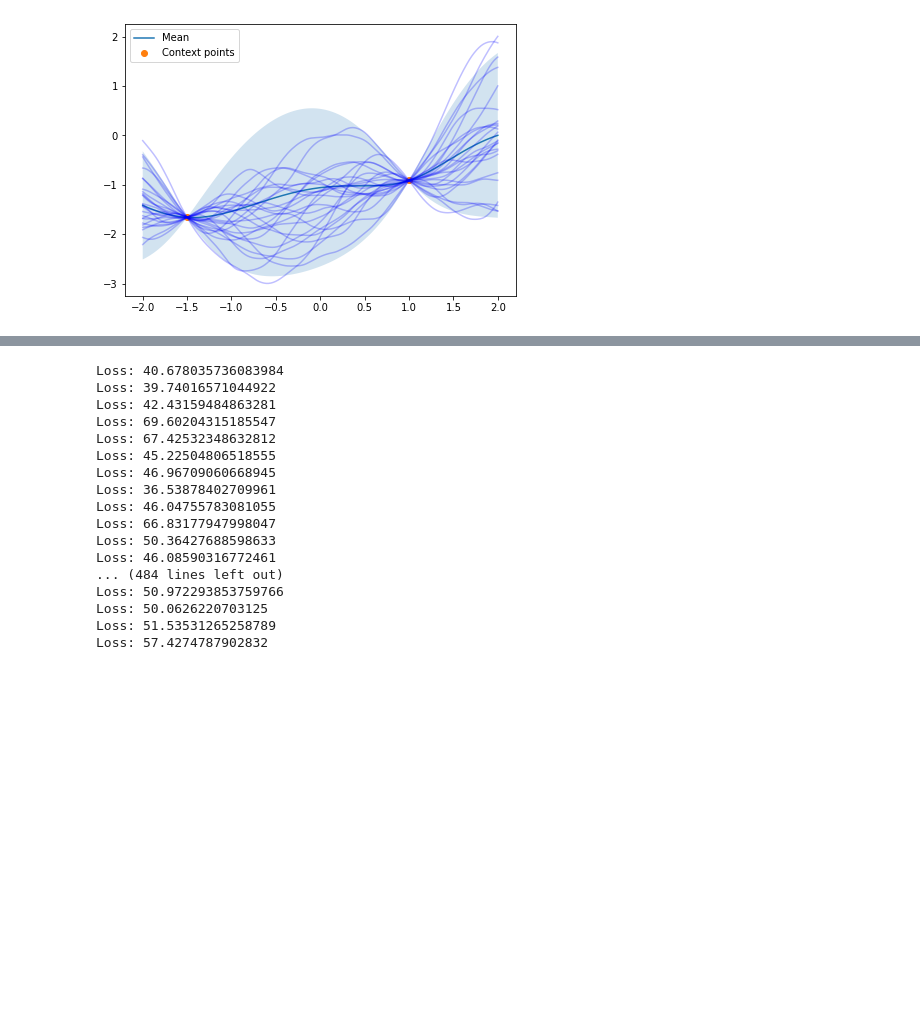
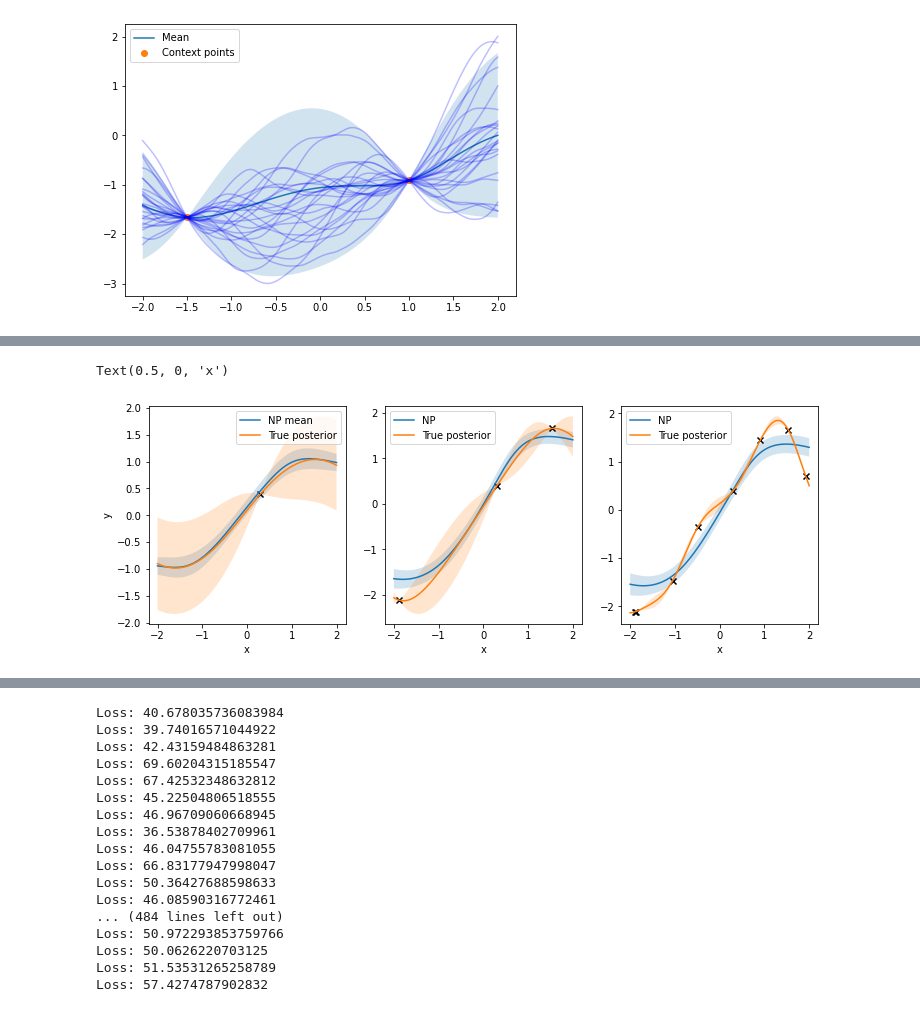
Before and after one commit to andrew-cr/statml_neuralprocesses, a Jupyter notebook: neural-processes-1/CDT_project.ipynb, the cells around one changed output, grey strips where cells are left out. Saved outputs shown, nothing was run; the diff lists cells and outputs as text; code cells hidden in the pictures; blank space fills up the shorter version.

```diff
--- a/neural-processes-1/CDT_project.ipynb
+++ b/neural-processes-1/CDT_project.ipynb
@@ -369,0 +414,44 @@ for i in range(9):
+# %%
+func = lambda x: np.sin(x).reshape(-1)
+kernel = 0.75 * Matern(length_scale=1, nu = 2.5)
+
+fig, ax = plt.subplots(nrows = 1, ncols = 3, figsize=(19.20,10.80))
+fig.set_figwidth(12)
+fig.set_figheight(4)
+
+mean1 = update_mean(input_xs.reshape(-1,1), context_xs[:1].reshape(-1,1), context_ys[:1].reshape(-1,1), func, kernel)
+std1 = np.sqrt(update_k(input_xs.reshape(-1,1), context_xs[:1].reshape(-1,1), kernel))
+
+mean2 = update_mean(input_xs.reshape(-1,1), context_xs[:3].reshape(-1,1), context_ys[:3].reshape(-1,1), func, kernel)
+std2 = np.sqrt(update_k(input_xs.reshape(-1,1), context_xs[:3].reshape(-1,1), kernel))
+
+mean3 = update_mean(input_xs.reshape(-1,1), context_xs.reshape(-1,1), context_ys.reshape(-1,1), func, kernel)
+std3 = np.sqrt(update_k(input_xs.reshape(-1,1), context_xs.reshape(-1,1), kernel))
+
+ax[0].plot(input_xs, M[0, :], label = "NP mean")
+ax[0].fill_between(input_xs.reshape(-1), M[0, :] - S[0, :], M[0,:]+S[0, :], "b", label = "_nolegend_", alpha = 0.2)
+ax[0].plot(input_xs, mean1, label = "True posterior")
+ax[0].fill_between(input_xs.reshape(-1), mean1 - std1, mean1 + std1, "b", label = "_nolegend_", alpha = 0.2)
+ax[0].scatter(context_xs[:1], context_ys[:1], marker = "x", color = "k")
+ax[0].legend()
+ax[0].set_xlabel("x")
+ax[0].set_ylabel("y")
+
+ax[1].plot(input_xs, M[2, :], label = "NP")
+ax[1].fill_between(input_xs.reshape(-1), M[2, :] - S[2, :], M[2,:] + S[2, :], "b", label = "_nolegend_", alpha = 0.2)
+ax[1].plot(input_xs, mean2, label = "True posterior")
+ax[1].fill_between(input_xs.reshape(-1), mean2 - std2, mean2 + std2, "b", label = "_nolegend_", alpha = 0.2)
+ax[1].scatter(context_xs[:3], context_ys[:3], marker = "x", color = "k")
+ax[1].legend()
+ax[1].set_xlabel("x")
+
+ax[2].plot(input_xs, M[4, :], label = "NP")
+ax[2].fill_between(input_xs.reshape(-1), M[4, :] - S[4, :], M[4,:] + S[4, :], "b", label = "_nolegend_", alpha = 0.2)
+ax[2].plot(input_xs, mean3, label = "True posterior")
+ax[2].fill_between(input_xs.reshape(-1), mean3 - std3, mean3 + std3, "b", label = "_nolegend_", alpha = 0.2)
+ax[2].scatter(context_xs, context_ys, marker = "x", color = "k")
+ax[2].legend()
+ax[2].set_xlabel("x")
+# %% [output]
+Text(0.5, 0, 'x')
+[figure, added]
```
Also changed, not shown: parts of 24 cells of this notebook, 12 other files.
